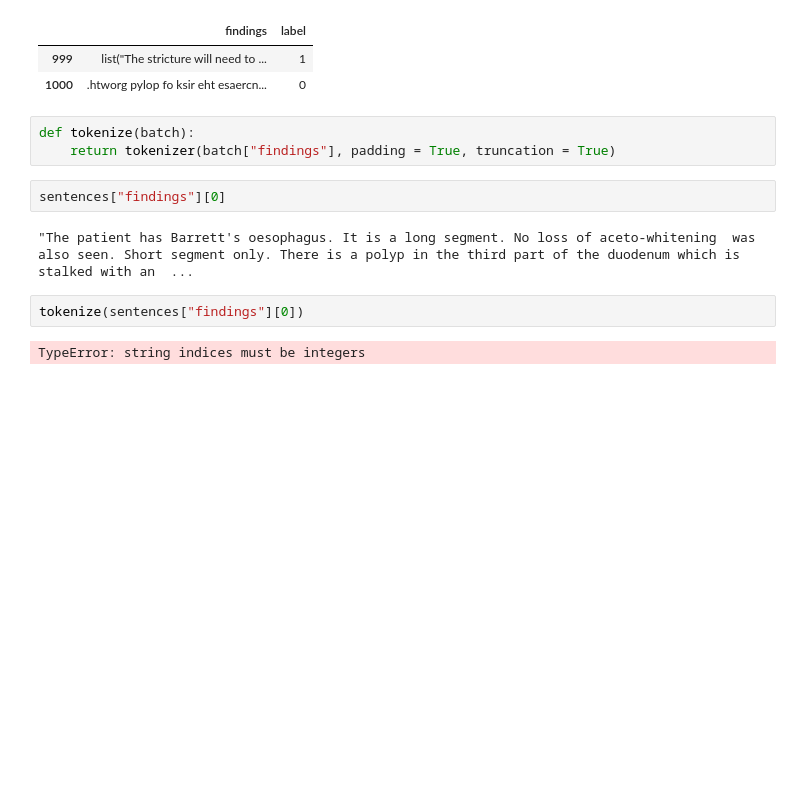
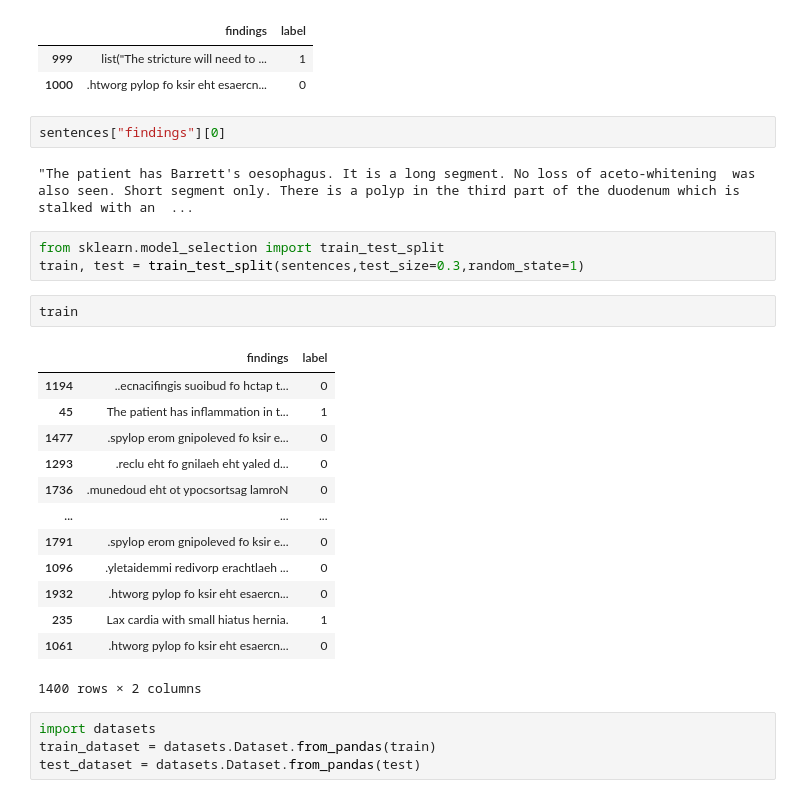
Before and after one commit to NabilLawrence/open_medicine, a Jupyter notebook: notebooks/classifier_with_torch.ipynb, the cells around one changed output. Cells and saved outputs as stored; diff of their text form; blank space fills up the shorter version.

```diff
--- a/notebooks/classifier_with_torch.ipynb
+++ b/notebooks/classifier_with_torch.ipynb
@@ -175,14 +171,30 @@ sentences.loc[999:1000]
 |  | findings | label |
 | 999 | list("The stricture will need to ... | 1 |
 | 1000 | .htworg pylop fo ksir eht esaercn... | 0 |
-# %%
-def tokenize(batch):
-    return tokenizer(batch["findings"], padding = True, truncation = True)
 # %%
 sentences["findings"][0]
 # %% [output]
 "The patient has Barrett's oesophagus. It is a long segment. No loss of aceto-whitening  was also seen. Short segment only. There is a polyp in the third part of the duodenum which is stalked with an  ...
-# %%
-tokenize(sentences["findings"][0])
-# %% [output]
-TypeError: string indices must be integers
+# %%
+from sklearn.model_selection import train_test_split
+train, test = train_test_split(sentences,test_size=0.3,random_state=1)
+# %%
+train
+# %% [output]
+|  | findings | label |
+| 1194 | ..ecnacifingis suoibud fo hctap t... | 0 |
+| 45 | The patient has inflammation in t... | 1 |
+| 1477 | .spylop erom gnipoleved fo ksir e... | 0 |
+| 1293 | .reclu eht fo gnilaeh eht yaled d... | 0 |
+| 1736 | .munedoud eht ot ypocsortsag lamroN | 0 |
+| ... | ... | ... |
+| 1791 | .spylop erom gnipoleved fo ksir e... | 0 |
+| 1096 | .yletaidemmi redivorp erachtlaeh ... | 0 |
+| 1932 | .htworg pylop fo ksir eht esaercn... | 0 |
+| 235 | Lax cardia with small hiatus hernia. | 1 |
+| 1061 | .htworg pylop fo ksir eht esaercn... | 0 |
+1400 rows × 2 columns
+# %%
+import datasets
+train_dataset = datasets.Dataset.from_pandas(train)
+test_dataset = datasets.Dataset.from_pandas(test)
```
Also changed, not shown: parts of 15 cells of this notebook.
